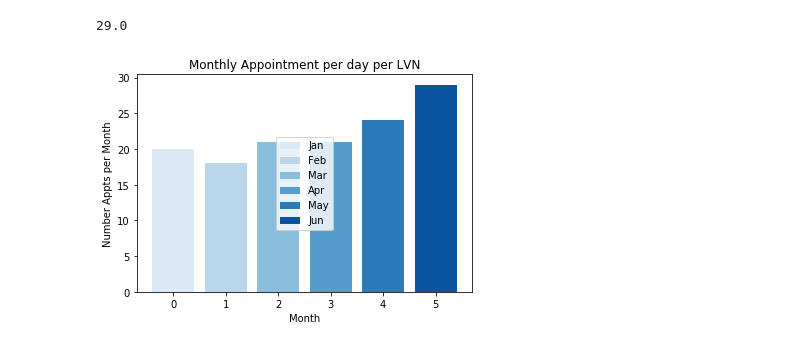
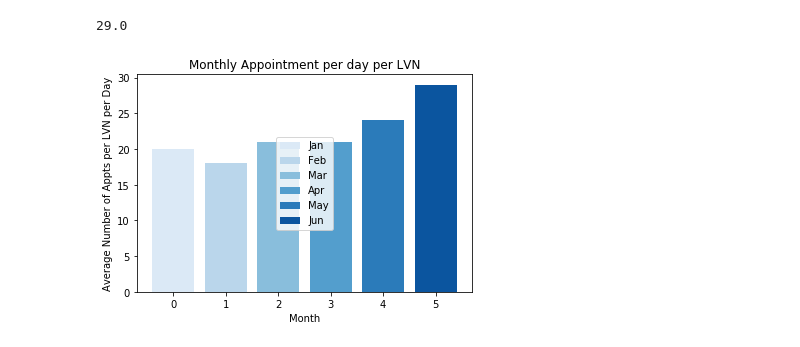
Before and after one commit to ThoaShook/Analyst_Test_Tasks, a Jupyter notebook: LVN_Tapestry_Appts/Num_appts_perLVN_perMonth.ipynb, the cells around one changed output. Cells and saved outputs as stored; diff of their text form; code cells hidden in the pictures.

Commit message:
Modify Monthly appts per LVN per day for each month

```diff
--- a/LVN_Tapestry_Appts/Num_appts_perLVN_perMonth.ipynb
+++ b/LVN_Tapestry_Appts/Num_appts_perLVN_perMonth.ipynb
@@ -332,16 +332,16 @@ round(avg_appt_per_LVN_per_day_Jun)
 # %%
 # Plot the average number of appointment per LVN per day in each month
 
 x=['Jan','Feb','Mar','Apr','May','Jun']
 y=[20,18,21,21,24,29]
 sns.set_context(rc={"figure.figsize": (32, 48)})
 nd = np.arange(6)
 width=0.8
 fig = plt.bar(nd, y, color=sns.color_palette("Blues",6))
 plt.legend(fig, ['Jan','Feb','Mar','Apr','May','Jun'], loc = "center")
 plt.xlabel('Month')
-plt.ylabel('Number Appts per Month')
+plt.ylabel('Average Number of Appts per LVN per Day')
 plt.title('Monthly Appointment per day per LVN')
 plt.show()
 # %% [output]
-[figure, old version]
+[figure, new version]
```
Also changed, not shown: parts of 2 cells of this notebook.
